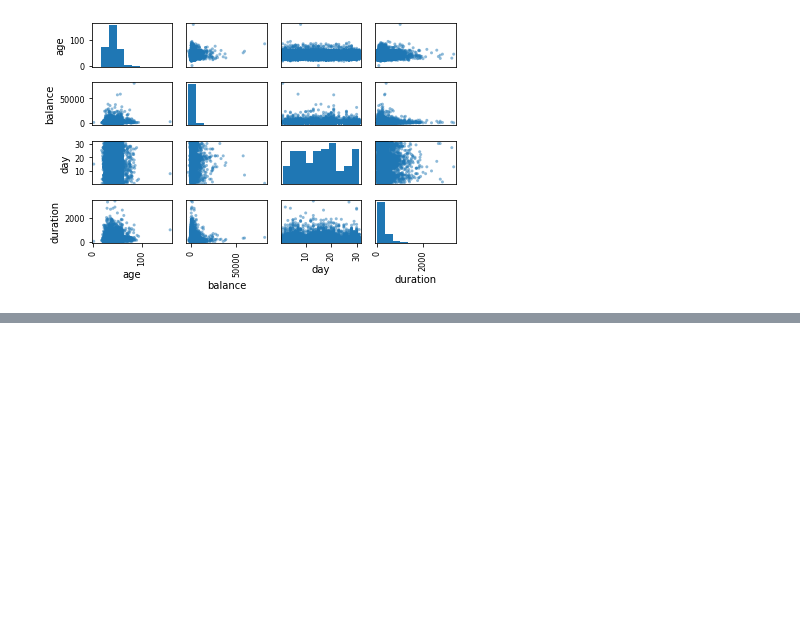
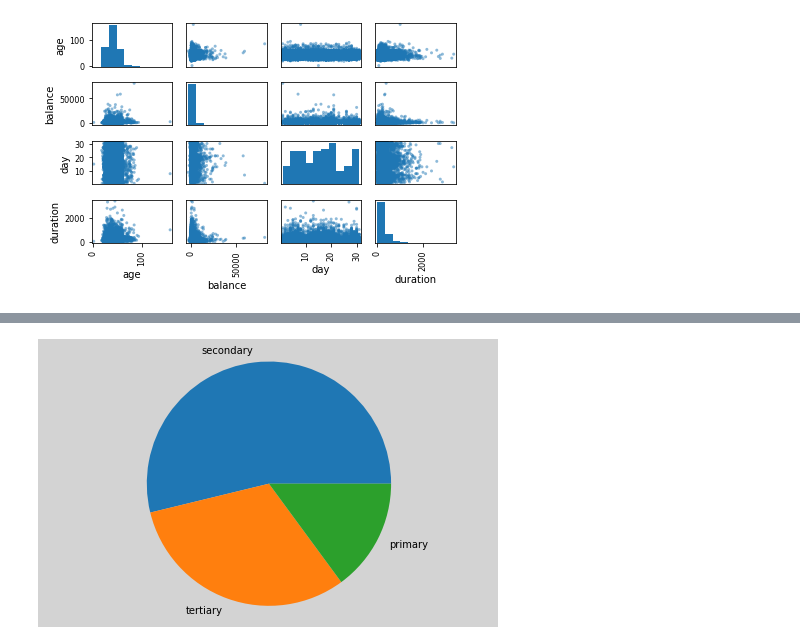
Before and after one commit to seonghyeokcho/Python, a Jupyter notebook: 01_basic_notion/pre-processing_technique.ipynb, the cells around one changed output, grey strips where cells are left out. Saved outputs shown, nothing was run; the diff lists cells and outputs as text; code cells hidden in the pictures; blank space fills up the shorter version.

```diff
--- a/01_basic_notion/pre-processing_technique.ipynb
+++ b/01_basic_notion/pre-processing_technique.ipynb
@@ -269,0 +259,13 @@ plt.show()
+# %%
+# education 열의 원소들의 레이블
+education_labels = dataframe["education"].value_counts(normalize=True, ascending=False).index
+
+# education 열의 원소들의 비율값
+education_values = dataframe["education"].value_counts(normalize=True, ascending=False).values
+
+plt.figure(figsize=(8, 5), facecolor="lightgray")
+plt.pie(education_values, labels=education_labels)
+plt.axis("equal")
+plt.show()
+# %% [output]
+[figure, added]
```
Also changed, not shown: parts of 9 cells of this notebook.
